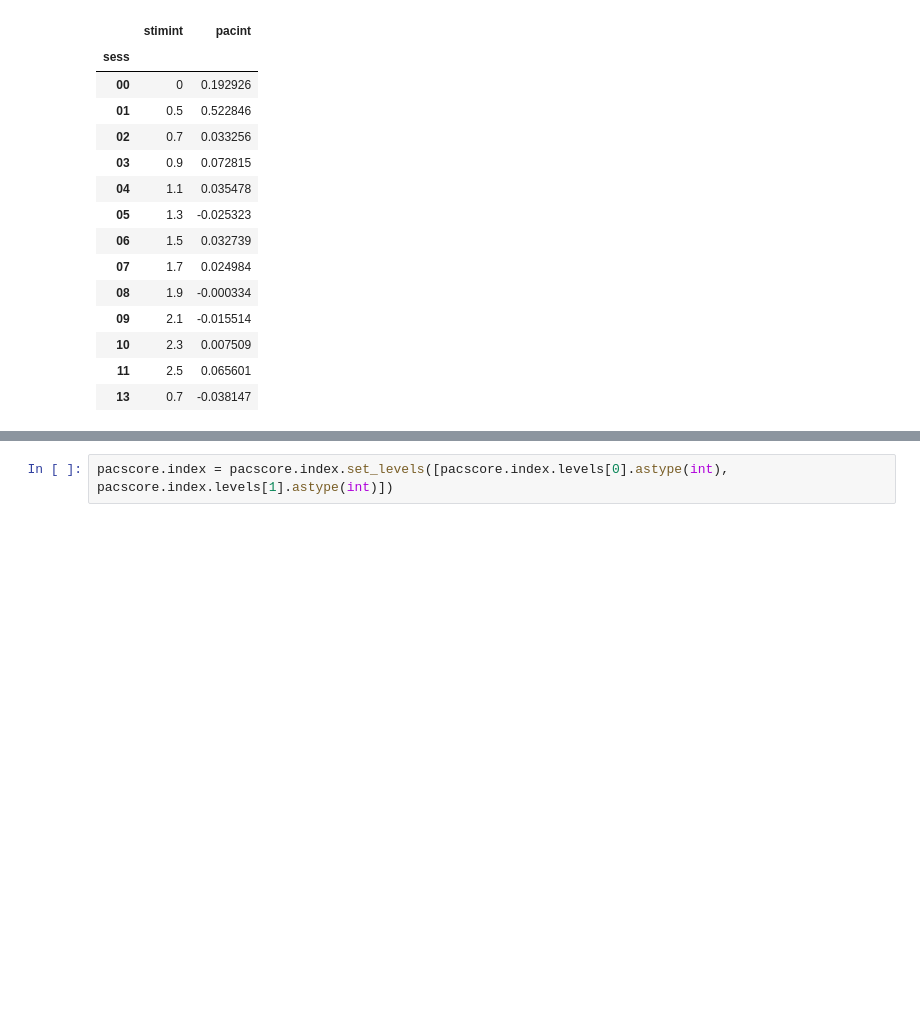
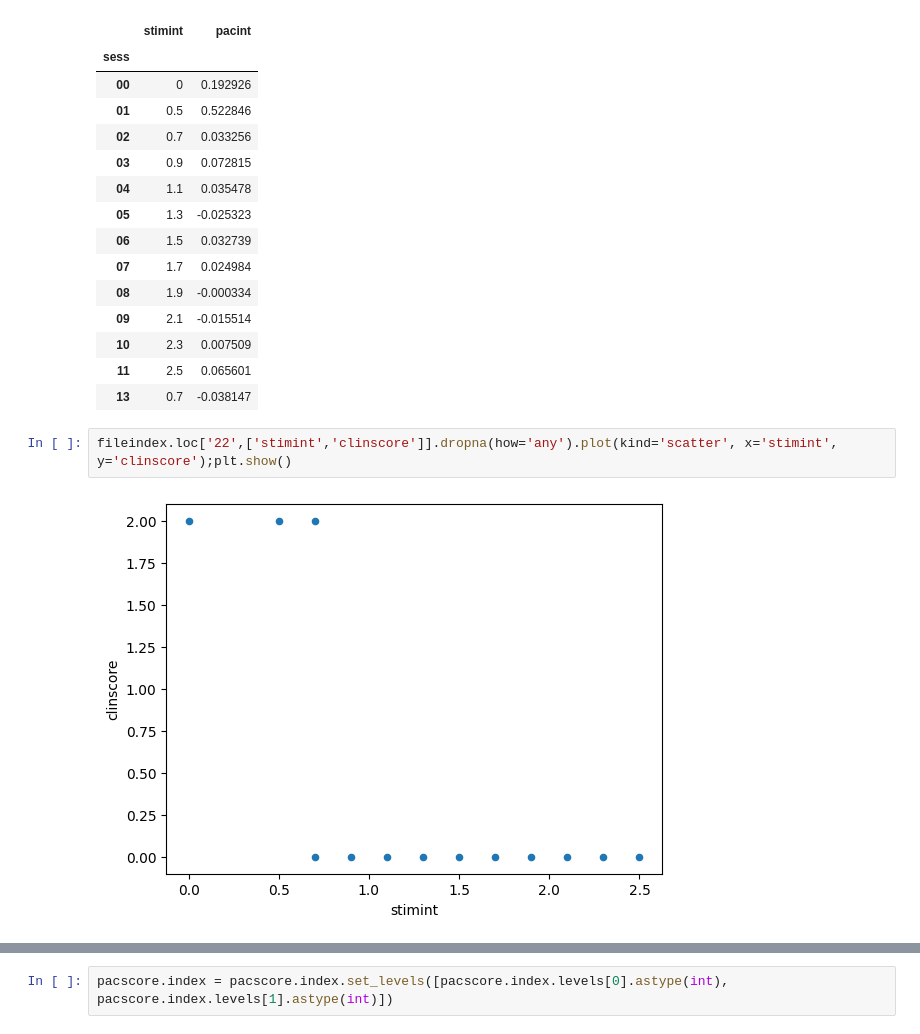
Before and after one commit to tmorshed/bme-1500, a Jupyter notebook: PAC_pipeline_tm_2_corr_w_headers.ipynb, the cells around one changed output, grey strips where cells are left out. Saved outputs shown, nothing was run; the diff lists cells and outputs as text; blank space fills up the shorter version.

```diff
--- a/PAC_pipeline_tm_2_corr_w_headers.ipynb
+++ b/PAC_pipeline_tm_2_corr_w_headers.ipynb
@@ -281,4 +407,8 @@ pacscore.loc['22']
 | 10 | 2.3 | 0.007509 |
 | 11 | 2.5 | 0.065601 |
 | 13 | 0.7 | -0.038147 |
+# %%
+fileindex.loc['22',['stimint','clinscore']].dropna(how='any').plot(kind='scatter', x='stimint', y='clinscore');plt.show()
+# %% [output]
+[figure, added]
 # %%
```
Also changed, not shown: parts of 32 cells of this notebook.
